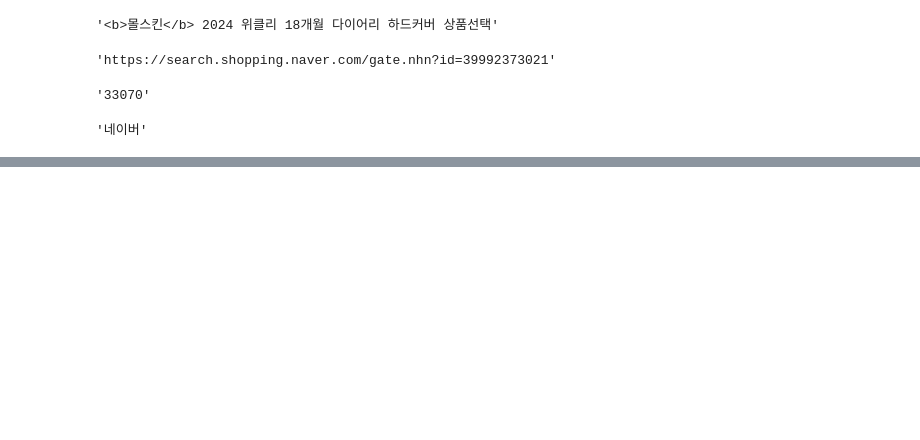
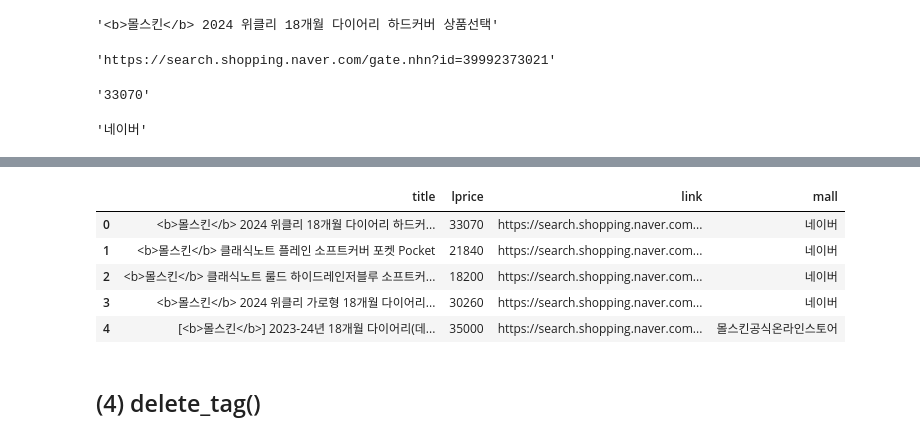
Before and after one commit to offpython/EDA, a Jupyter notebook: 05. Naver API.ipynb, the cells around one changed output, grey strips where cells are left out. Cells and saved outputs as stored; diff of their text form; code cells hidden in the pictures; blank space fills up the shorter version.

```diff
--- a/05. Naver API.ipynb
+++ b/05. Naver API.ipynb
@@ -344,7 +344,7 @@ def gen_search_url(api_node, search_text, start_num, disp_num):
     node = "/" + api_node + ".json"
     param_query = "?query=" + urllib.parse.quote(search_text)
     param_start = "&start=" + str(start_num)
-    param_disp = "&dis=" + str(disp_num)
+    param_disp = "&display=" + str(disp_num)
 
     return base + node + param_query + param_start + param_disp
 # %%
@@ -411,0 +431,27 @@ one_result["items"][0]["mallName"]
+# %%
+import pandas as pd
+
+def get_field(json_data):
+    title = [each['title'] for each in json_data['items']]
+    link = [each['link'] for each in json_data['items']]
+    lprice = [each['lprice'] for each in json_data['items']]
+    mall_name = [each['mallName'] for each in json_data['items']]
+
+    result_pd = pd.DataFrame({
+        "title" : title,
+        "link" : link,
+        "lprice" : lprice,
+        "mall" : mall_name,
+    }, columns=['title', 'lprice', 'link', 'mall'])
+    return result_pd
+# %%
+get_field(one_result)
+# %% [output]
+|  | title | lprice | link | mall |
+| 0 | <b>몰스킨</b> 2024 위클리 18개월 다이어리 하드커... | 33070 | https://search.shopping.naver.com... | 네이버 |
+| 1 | <b>몰스킨</b> 클래식노트 플레인 소프트커버 포켓 Pocket | 21840 | https://search.shopping.naver.com... | 네이버 |
+| 2 | <b>몰스킨</b> 클래식노트 룰드 하이드레인저블루 소프트커... | 18200 | https://search.shopping.naver.com... | 네이버 |
+| 3 | <b>몰스킨</b> 2024 위클리 가로형 18개월 다이어리... | 30260 | https://search.shopping.naver.com... | 네이버 |
+| 4 | [<b>몰스킨</b>] 2023-24년 18개월 다이어리(데... | 35000 | https://search.shopping.naver.com... | 몰스킨공식온라인스토어 |
+# %% [markdown]
+## (4) delete_tag()
```
Also changed, not shown: parts of 22 cells of this notebook.
